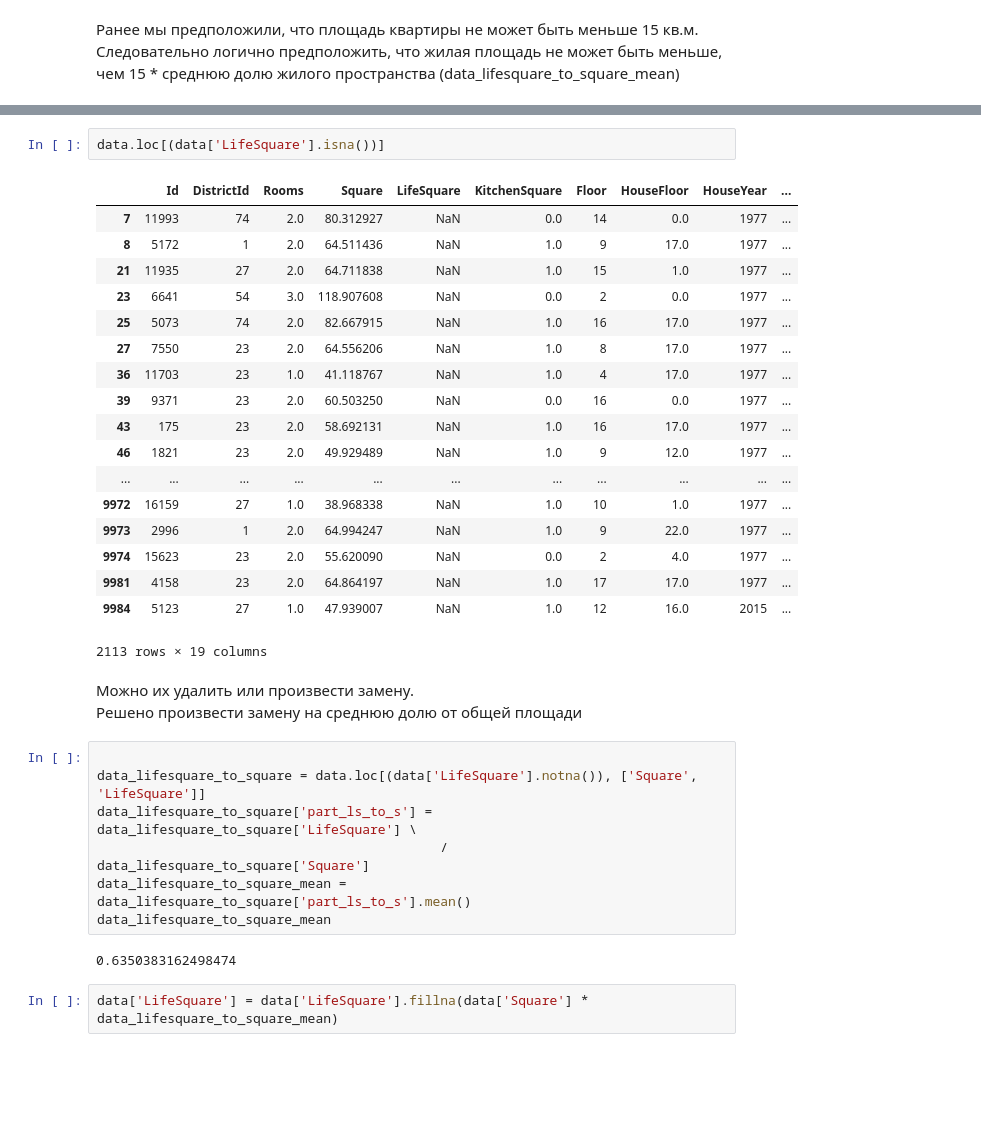
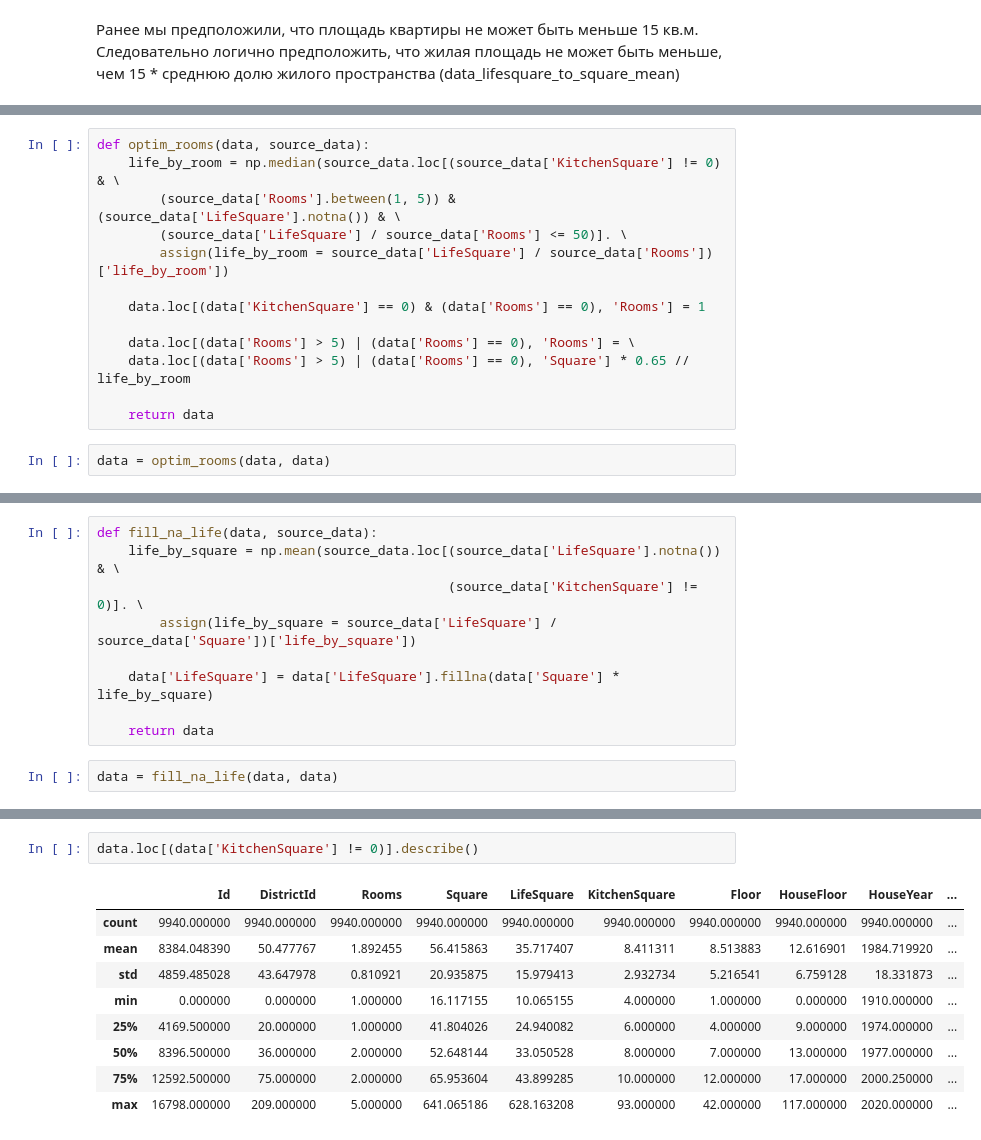
Before and after one commit to DenisLezin/GB_Python_for_DS_1, a Jupyter notebook: learn_project1_optm.ipynb, the cells around one changed output, grey strips where cells are left out. Drawn from its saved outputs; the diff is of its cells as text; blank space fills up the shorter version.

```diff
--- a/learn_project1_optm.ipynb
+++ b/learn_project1_optm.ipynb
@@ -725,0 +849,15 @@ data.loc[data_squares.index, ['Square', 'LifeSquare', 'KitchenSquare', 'HouseYea
+# %%
+def optim_rooms(data, source_data):
+    life_by_room = np.median(source_data.loc[(source_data['KitchenSquare'] != 0) & \
+        (source_data['Rooms'].between(1, 5)) & (source_data['LifeSquare'].notna()) & \
+        (source_data['LifeSquare'] / source_data['Rooms'] <= 50)]. \
+        assign(life_by_room = source_data['LifeSquare'] / source_data['Rooms'])['life_by_room'])
+
+    data.loc[(data['KitchenSquare'] == 0) & (data['Rooms'] == 0), 'Rooms'] = 1
+
+    data.loc[(data['Rooms'] > 5) | (data['Rooms'] == 0), 'Rooms'] = \
+    data.loc[(data['Rooms'] > 5) | (data['Rooms'] == 0), 'Square'] * 0.65 // life_by_room
+
+    return data
+# %%
+data = optim_rooms(data, data)
@@ -725,0 +868,11 @@ data.loc[data_squares.index, ['Square', 'LifeSquare', 'KitchenSquare', 'HouseYea
+# %%
+def fill_na_life(data, source_data):
+    life_by_square = np.mean(source_data.loc[(source_data['LifeSquare'].notna()) & \
+                                             (source_data['KitchenSquare'] != 0)]. \
+        assign(life_by_square = source_data['LifeSquare'] / source_data['Square'])['life_by_square'])
+
+    data['LifeSquare'] = data['LifeSquare'].fillna(data['Square'] * life_by_square)
+
+    return data
+# %%
+data = fill_na_life(data, data)
@@ -746,35 +920,12 @@ memory usage: 478.3 KB
 # %%
-data.loc[(data['LifeSquare'].isna())]
+data.loc[(data['KitchenSquare'] != 0)].describe()
 # %% [output]
 |  | Id | DistrictId | Rooms | Square | LifeSquare | KitchenSquare | Floor | HouseFloor | HouseYear | ... |
-| 7 | 11993 | 74 | 2.0 | 80.312927 | NaN | 0.0 | 14 | 0.0 | 1977 | ... |
-| 8 | 5172 | 1 | 2.0 | 64.511436 | NaN | 1.0 | 9 | 17.0 | 1977 | ... |
-| 21 | 11935 | 27 | 2.0 | 64.711838 | NaN | 1.0 | 15 | 1.0 | 1977 | ... |
-| 23 | 6641 | 54 | 3.0 | 118.907608 | NaN | 0.0 | 2 | 0.0 | 1977 | ... |
-| 25 | 5073 | 74 | 2.0 | 82.667915 | NaN | 1.0 | 16 | 17.0 | 1977 | ... |
-| 27 | 7550 | 23 | 2.0 | 64.556206 | NaN | 1.0 | 8 | 17.0 | 1977 | ... |
-| 36 | 11703 | 23 | 1.0 | 41.118767 | NaN | 1.0 | 4 | 17.0 | 1977 | ... |
-| 39 | 9371 | 23 | 2.0 | 60.503250 | NaN | 0.0 | 16 | 0.0 | 1977 | ... |
-| 43 | 175 | 23 | 2.0 | 58.692131 | NaN | 1.0 | 16 | 17.0 | 1977 | ... |
-| 46 | 1821 | 23 | 2.0 | 49.929489 | NaN | 1.0 | 9 | 12.0 | 1977 | ... |
-| ... | ... | ... | ... | ... | ... | ... | ... | ... | ... | ... |
-| 9972 | 16159 | 27 | 1.0 | 38.968338 | NaN | 1.0 | 10 | 1.0 | 1977 | ... |
-| 9973 | 2996 | 1 | 2.0 | 64.994247 | NaN | 1.0 | 9 | 22.0 | 1977 | ... |
-| 9974 | 15623 | 23 | 2.0 | 55.620090 | NaN | 0.0 | 2 | 4.0 | 1977 | ... |
-| 9981 | 4158 | 23 | 2.0 | 64.864197 | NaN | 1.0 | 17 | 17.0 | 1977 | ... |
-| 9984 | 5123 | 27 | 1.0 | 47.939007 | NaN | 1.0 | 12 | 16.0 | 2015 | ... |
+| count | 9940.000000 | 9940.000000 | 9940.000000 | 9940.000000 | 9940.000000 | 9940.000000 | 9940.000000 | 9940.000000 | 9940.000000 | ... |
+| mean | 8384.048390 | 50.477767 | 1.892455 | 56.415863 | 35.717407 | 8.411311 | 8.513883 | 12.616901 | 1984.719920 | ... |
+| std | 4859.485028 | 43.647978 | 0.810921 | 20.935875 | 15.979413 | 2.932734 | 5.216541 | 6.759128 | 18.331873 | ... |
+| min | 0.000000 | 0.000000 | 1.000000 | 16.117155 | 10.065155 | 4.000000 | 1.000000 | 0.000000 | 1910.000000 | ... |
+| 25% | 4169.500000 | 20.000000 | 1.000000 | 41.804026 | 24.940082 | 6.000000 | 4.000000 | 9.000000 | 1974.000000 | ... |
+| 50% | 8396.500000 | 36.000000 | 2.000000 | 52.648144 | 33.050528 | 8.000000 | 7.000000 | 13.000000 | 1977.000000 | ... |
+| 75% | 12592.500000 | 75.000000 | 2.000000 | 65.953604 | 43.899285 | 10.000000 | 12.000000 | 17.000000 | 2000.250000 | ... |
+| max | 16798.000000 | 209.000000 | 5.000000 | 641.065186 | 628.163208 | 93.000000 | 42.000000 | 117.000000 | 2020.000000 | ... |
-2113 rows × 19 columns
-# %% [markdown]
-Можно их удалить или произвести замену.
-Решено произвести замену на среднюю долю от общей площади
-# %%
-
-data_lifesquare_to_square = data.loc[(data['LifeSquare'].notna()), ['Square', 'LifeSquare']]
-data_lifesquare_to_square['part_ls_to_s'] = data_lifesquare_to_square['LifeSquare'] \
-                                            / data_lifesquare_to_square['Square']
-data_lifesquare_to_square_mean = data_lifesquare_to_square['part_ls_to_s'].mean()
-data_lifesquare_to_square_mean
-# %% [output]
-0.6350383162498474
-# %%
-data['LifeSquare'] = data['LifeSquare'].fillna(data['Square'] * data_lifesquare_to_square_mean)
```
Also changed, not shown: parts of 112 cells of this notebook.
